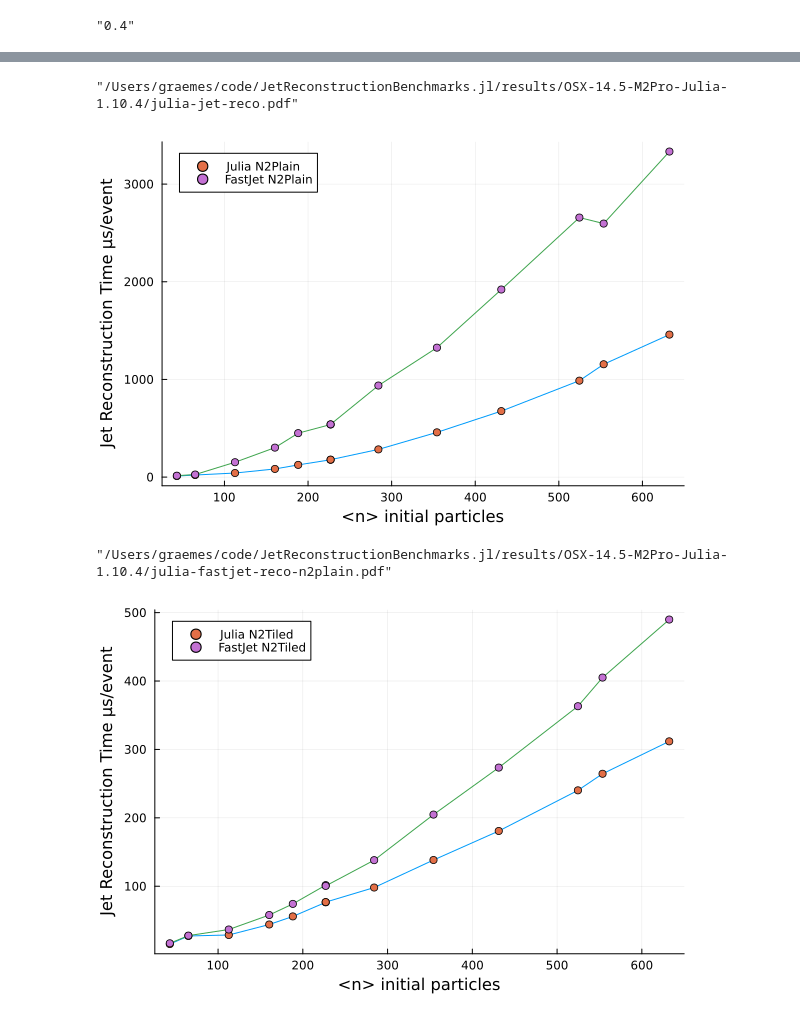
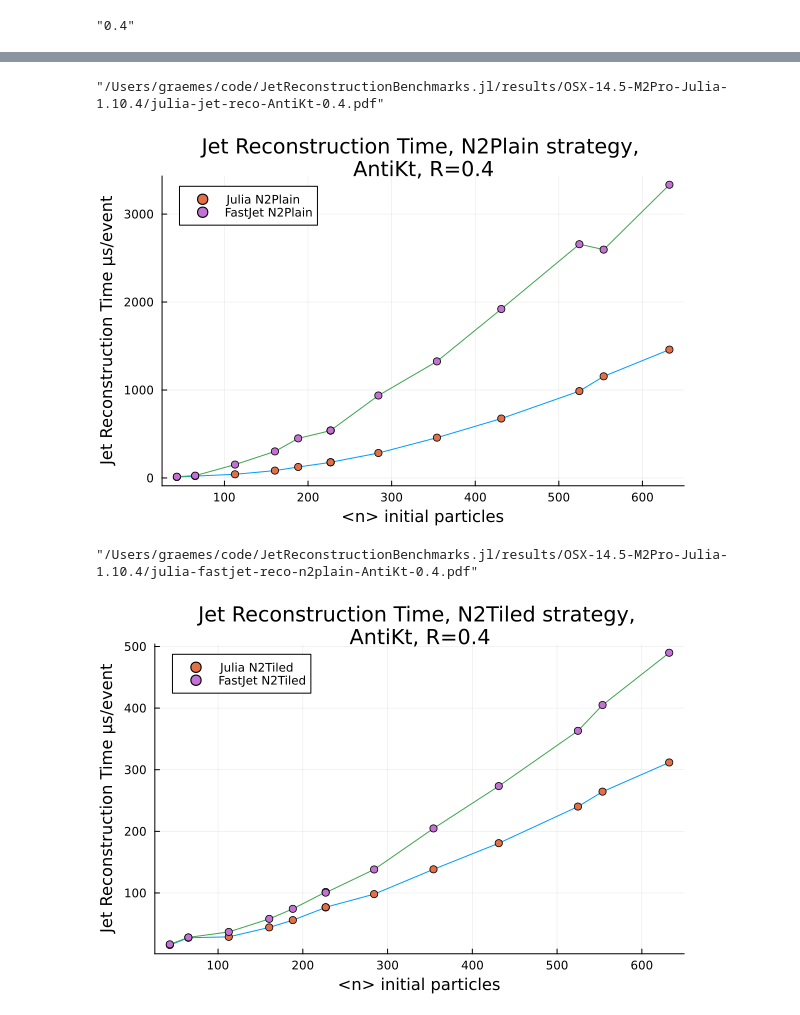
Before and after one commit to urania277/JetReconstructionBenchmarks.jl, a Jupyter notebook: results/plot-results.ipynb, the cells around one changed output, grey strips where cells are left out. Saved outputs shown, nothing was run; the diff lists cells and outputs as text; code cells hidden in the pictures.

```diff
--- a/results/plot-results.ipynb
+++ b/results/plot-results.ipynb
@@ -27,27 +28,29 @@ julia_n2tiled = CSV.read(joinpath(results_dir, "Julia-$(algorithm)-N2Tiled-$(rad
 # %%
-savefig(joinpath(results_dir, "julia-jet-reco.pdf"))
+savefig(joinpath(results_dir, "julia-jet-reco-$algorithm-$radius.pdf"))
 # %% [output]
-"/Users/graemes/code/JetReconstructionBenchmarks.jl/results/OSX-14.5-M2Pro-Julia-1.10.4/julia-jet-reco.pdf"
+"/Users/graemes/code/JetReconstructionBenchmarks.jl/results/OSX-14.5-M2Pro-Julia-1.10.4/julia-jet-reco-AntiKt-0.4.pdf"
 # %%
 fastjet_n2plain = CSV.read(joinpath(results_dir, "FastJet-$(algorithm)-N2Plain-$(radius).csv"), DataFrame);
 # %%
 fastjet_n2tiled = CSV.read(joinpath(results_dir, "FastJet-$(algorithm)-N2Tiled-$(radius).csv"), DataFrame);
 # %%
-@df julia_n2plain plot(:mean_particles, :time_per_event, label="", xlabel="<n> initial particles", ylabel="Jet Reconstruction Time μs/event")
+@df julia_n2plain plot(:mean_particles, :time_per_event, label="", xlabel="<n> initial particles", ylabel="Jet Reconstruction Time μs/event",
+title="Jet Reconstruction Time, N2Plain strategy, \n$(algorithm), R=$(radius)")
 @df julia_n2plain scatter!(:mean_particles, :time_per_event, label = "Julia N2Plain")
 @df fastjet_n2plain plot!(:mean_particles, :time_per_event, label = "")
 @df fastjet_n2plain scatter!(:mean_particles, :time_per_event, label = "FastJet N2Plain")
 # %% [output]
-[figure, old version]
+[figure, new version]
 # %%
-savefig(joinpath(results_dir, "julia-fastjet-reco-n2plain.pdf"))
+savefig(joinpath(results_dir, "julia-fastjet-reco-n2plain-$algorithm-$radius.pdf"))
 # %% [output]
-"/Users/graemes/code/JetReconstructionBenchmarks.jl/results/OSX-14.5-M2Pro-Julia-1.10.4/julia-fastjet-reco-n2plain.pdf"
+"/Users/graemes/code/JetReconstructionBenchmarks.jl/results/OSX-14.5-M2Pro-Julia-1.10.4/julia-fastjet-reco-n2plain-AntiKt-0.4.pdf"
 # %%
-@df julia_n2tiled plot(:mean_particles, :time_per_event, label="", xlabel="<n> initial particles", ylabel="Jet Reconstruction Time μs/event")
+@df julia_n2tiled plot(:mean_particles, :time_per_event, label="", xlabel="<n> initial particles", ylabel="Jet Reconstruction Time μs/event",
+title="Jet Reconstruction Time, N2Tiled strategy, \n$(algorithm), R=$(radius)")
 @df julia_n2tiled scatter!(:mean_particles, :time_per_event, label = "Julia N2Tiled")
 @df fastjet_n2tiled plot!(:mean_particles, :time_per_event, label = "")
 @df fastjet_n2tiled scatter!(:mean_particles, :time_per_event, label = "FastJet N2Tiled")
 # %% [output]
-[figure, old version]
+[figure, new version]
 # %%
```
Also changed, not shown: parts of 3 cells of this notebook.
